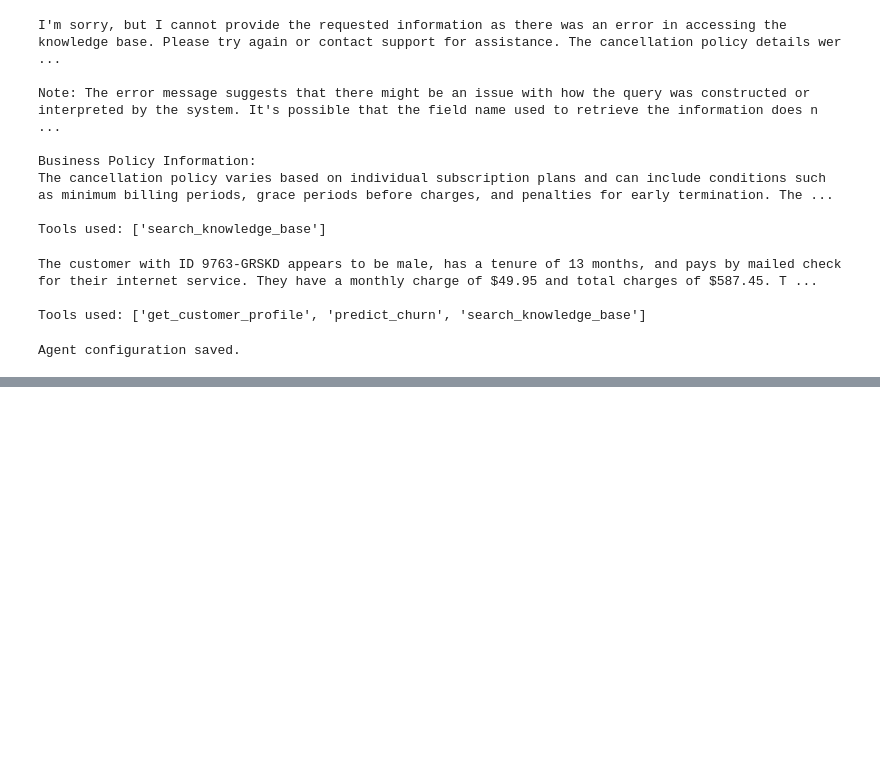
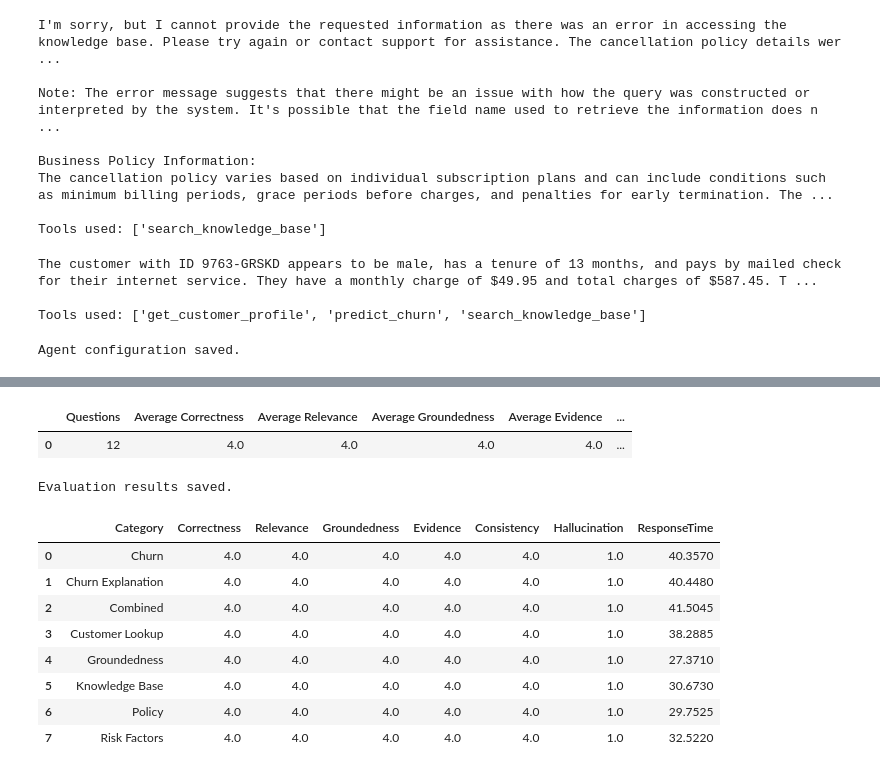
Before and after one commit to suthiA31/AximSoft_EOWA, a Jupyter notebook: WEEK_12/Notebooks/14_simple_agent.ipynb, the cells around one changed output, grey strips where cells are left out. Saved outputs shown, nothing was run; the diff lists cells and outputs as text; code cells hidden in the pictures; blank space fills up the shorter version.

```diff
--- a/WEEK_12/Notebooks/14_simple_agent.ipynb
+++ b/WEEK_12/Notebooks/14_simple_agent.ipynb
@@ -612,0 +758,62 @@ Response Time:
+# %%
+evaluation_df["Correctness"] = 4
+evaluation_df["Relevance"] = 4
+evaluation_df["Groundedness"] = 4
+evaluation_df["Evidence"] = 4
+evaluation_df["Consistency"] = 4
+
+evaluation_df["Hallucination"] = 1
+# %%
+summary = {
+    "Questions": len(evaluation_df),
+    "Average Correctness": evaluation_df["Correctness"].mean(),
+    "Average Relevance": evaluation_df["Relevance"].mean(),
+    "Average Groundedness": evaluation_df["Groundedness"].mean(),
+    "Average Evidence": evaluation_df["Evidence"].mean(),
+    "Average Consistency": evaluation_df["Consistency"].mean(),
+    "Average Hallucination": evaluation_df["Hallucination"].mean(),
+    "Average Response Time": evaluation_df["ResponseTime"].mean()
+}
+
+summary_df = pd.DataFrame([summary])
+
+summary_df
+# %% [output]
+|  | Questions | Average Correctness | Average Relevance | Average Groundedness | Average Evidence | ... |
+| 0 | 12 | 4.0 | 4.0 | 4.0 | 4.0 | ... |
+# %%
+evaluation_df.to_csv(
+    "../data/processed/genai_evaluation_results.csv",
+    index=False
+)
+
+summary_df.to_csv(
+    "../data/processed/genai_evaluation_summary.csv",
+    index=False
+)
+
+print("Evaluation results saved.")
+# %% [output]
+Evaluation results saved.
+# %%
+category_summary = evaluation_df.groupby("Category").agg({
+    "Correctness": "mean",
+    "Relevance": "mean",
+    "Groundedness": "mean",
+    "Evidence": "mean",
+    "Consistency": "mean",
+    "Hallucination": "mean",
+    "ResponseTime": "mean"
+}).reset_index()
+
+category_summary
+# %% [output]
+|  | Category | Correctness | Relevance | Groundedness | Evidence | Consistency | Hallucination | ResponseTime |
+| 0 | Churn | 4.0 | 4.0 | 4.0 | 4.0 | 4.0 | 1.0 | 40.3570 |
+| 1 | Churn Explanation | 4.0 | 4.0 | 4.0 | 4.0 | 4.0 | 1.0 | 40.4480 |
+| 2 | Combined | 4.0 | 4.0 | 4.0 | 4.0 | 4.0 | 1.0 | 41.5045 |
+| 3 | Customer Lookup | 4.0 | 4.0 | 4.0 | 4.0 | 4.0 | 1.0 | 38.2885 |
+| 4 | Groundedness | 4.0 | 4.0 | 4.0 | 4.0 | 4.0 | 1.0 | 27.3710 |
+| 5 | Knowledge Base | 4.0 | 4.0 | 4.0 | 4.0 | 4.0 | 1.0 | 30.6730 |
+| 6 | Policy | 4.0 | 4.0 | 4.0 | 4.0 | 4.0 | 1.0 | 29.7525 |
+| 7 | Risk Factors | 4.0 | 4.0 | 4.0 | 4.0 | 4.0 | 1.0 | 32.5220 |
```
Also changed, not shown: parts of 8 cells of this notebook, 22 other files.
